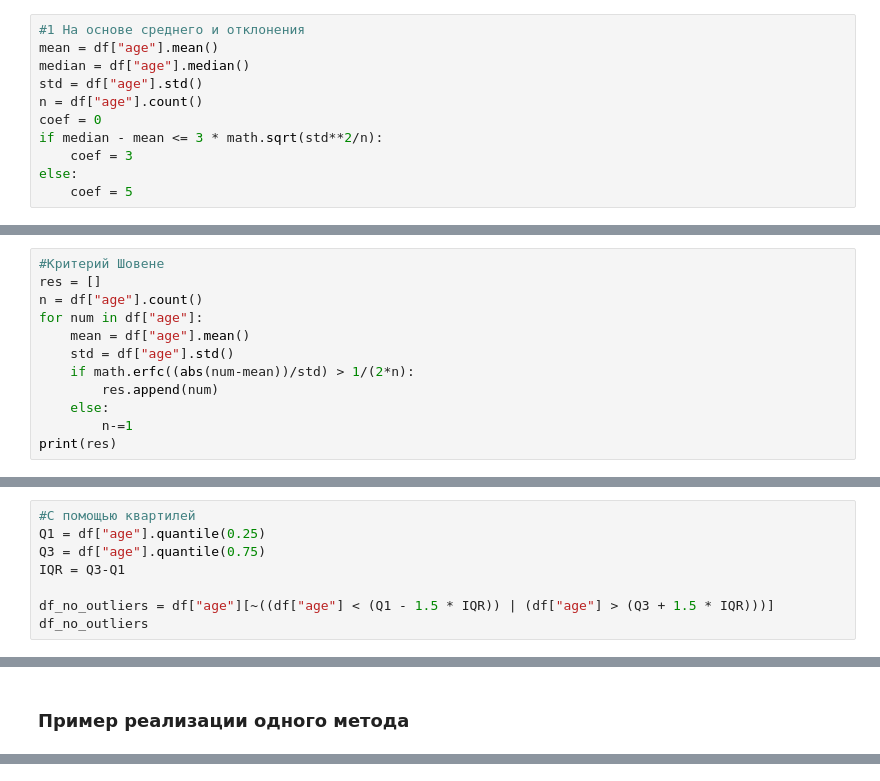
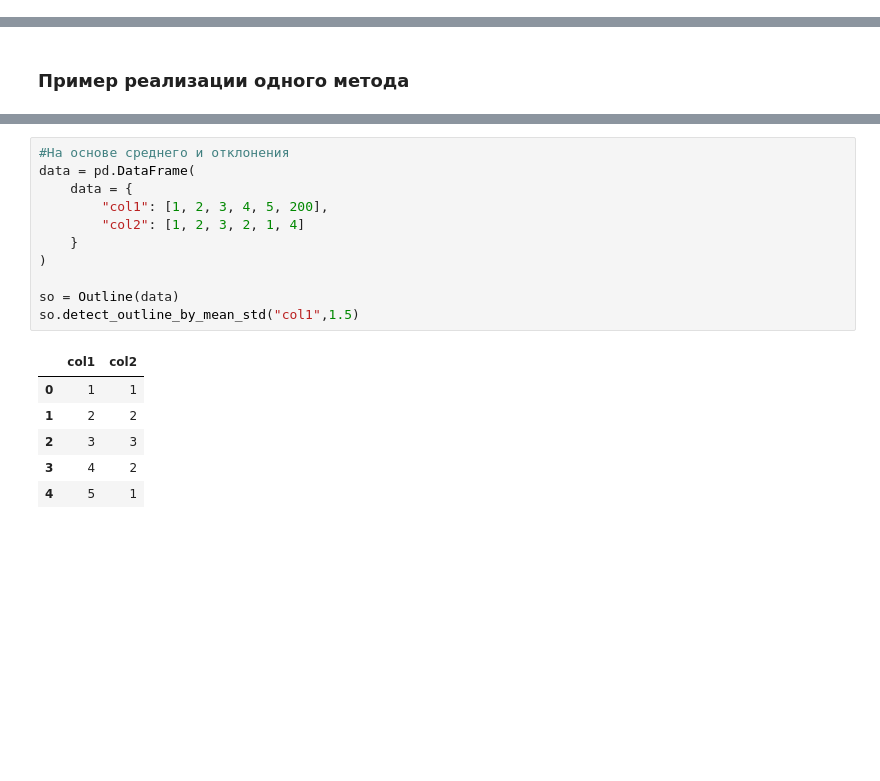
Before and after one commit to vpopvy/ML_vvsu_2023, a Jupyter notebook: lab2/Задание_2.ipynb, the cells around one changed output, grey strips where cells are left out. Drawn from its saved outputs; the diff is of its cells as text; blank space fills up the shorter version.

````diff
--- a/lab2/Задание_2.ipynb
+++ b/lab2/Задание_2.ipynb
@@ -211,14 +219,3 @@ P.S. в качестве возвразаемого значения метод
 2. индексы выбросов ```df.series.index```
 # %%
 import math
-# %%
-#1 На основе среднего и отклонения
-mean = df["age"].mean()
-median = df["age"].median()
-std = df["age"].std()
-n = df["age"].count()
-coef = 0
-if median - mean <= 3 * math.sqrt(std**2/n):
-    coef = 3
-else:
-    coef = 5
@@ -241,12 +221,0 @@ Name: age, Length: 649, dtype: int64
-# %%
-#Критерий Шовене
-res = []
-n = df["age"].count()
-for num in df["age"]:
-    mean = df["age"].mean()
-    std = df["age"].std()
-    if math.erfc((abs(num-mean))/std) > 1/(2*n):
-        res.append(num)
-    else:
-        n-=1
-print(res)
@@ -255,8 +221,0 @@ print(res)
-# %%
-#С помощью квартилей
-Q1 = df["age"].quantile(0.25)
-Q3 = df["age"].quantile(0.75)
-IQR = Q3-Q1
-
-df_no_outliers = df["age"][~((df["age"] < (Q1 - 1.5 * IQR)) | (df["age"] > (Q3 + 1.5 * IQR)))]
-df_no_outliers
@@ -295 +278,19 @@ class Outline:
+# %%
+#На основе среднего и отклонения
+data = pd.DataFrame(
+    data = {
+        "col1": [1, 2, 3, 4, 5, 200],
+        "col2": [1, 2, 3, 2, 1, 4]
+    }
+)
+
+so = Outline(data)
+so.detect_outline_by_mean_std("col1",1.5)
+# %% [output]
+|  | col1 | col2 |
+| 0 | 1 | 1 |
+| 1 | 2 | 2 |
+| 2 | 3 | 3 |
+| 3 | 4 | 2 |
+| 4 | 5 | 1 |
 # %%
````
Also changed, not shown: parts of 12 cells of this notebook.
